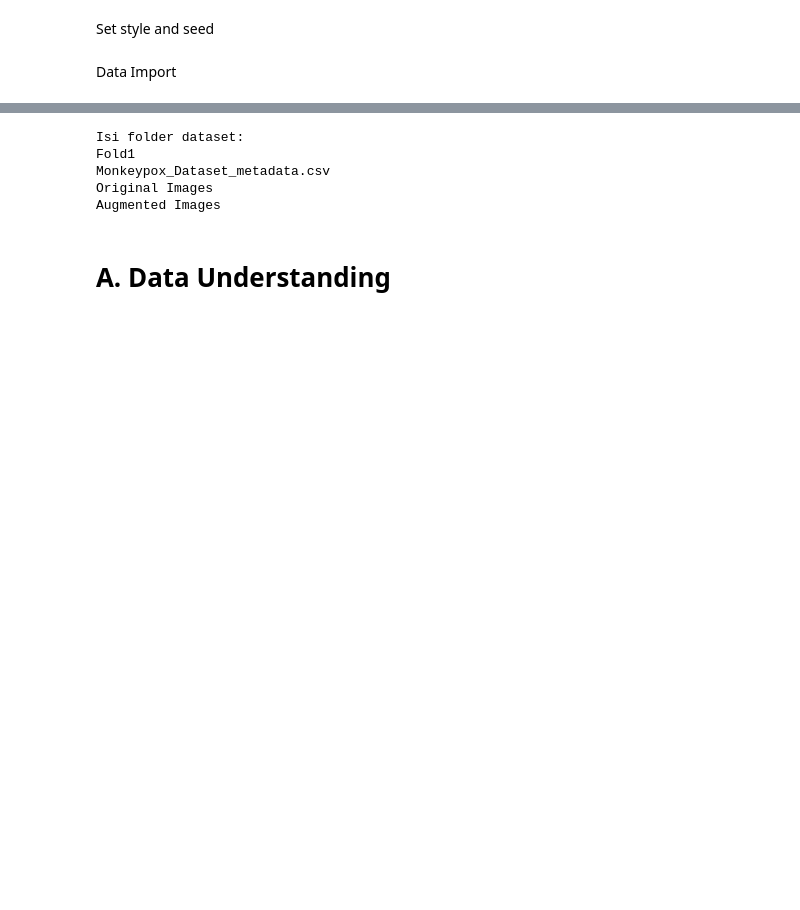
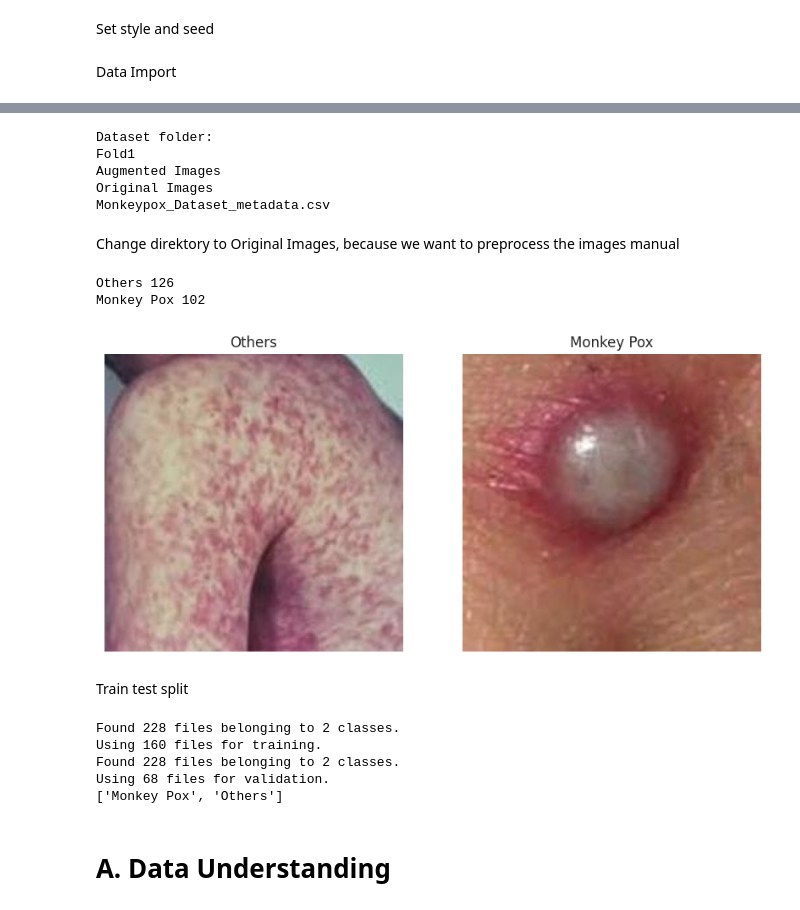
Before and after one commit to azharaul/ml-dl-projects, a Jupyter notebook: deep-learning/computer-vision/image-classification/monkeypoks_classification.ipynb, the cells around one changed output, grey strips where cells are left out. Saved outputs shown, nothing was run; the diff lists cells and outputs as text; code cells hidden in the pictures; blank space fills up the shorter version.

Commit message:
monkey poks classification data preparation

```diff
--- a/deep-learning/computer-vision/image-classification/monkeypoks_classification.ipynb
+++ b/deep-learning/computer-vision/image-classification/monkeypoks_classification.ipynb
@@ -35,15 +36,75 @@ Path to dataset files: /root/.cache/kagglehub/datasets/nafin59/monkeypox-skin-le
 # %%
-import os
-
-print("Isi folder dataset:")
+print("Dataset folder:")
 
 for folder in os.listdir(path):
     print(folder)
 # %% [output]
-Isi folder dataset:
+Dataset folder:
 Fold1
+Augmented Images
+Original Images
 Monkeypox_Dataset_metadata.csv
-Original Images
-Augmented Images
+# %% [markdown]
+Change direktory to Original Images, because we want to preprocess the images manual
+# %%
+original_path = os.path.join(path, "Original Images", "Original Images")
+
+for folder in os.listdir(original_path):
+    folder_path = os.path.join(original_path, folder)
+    if os.path.isdir(folder_path):
+        print(folder, len(os.listdir(folder_path)))
+# %% [output]
+Others 126
+Monkey Pox 102
+# %%
+classes = [f for f in os.listdir(original_path)
+           if os.path.isdir(os.path.join(original_path, f))]
+
+fig, axes = plt.subplots(1, len(classes), figsize=(5 * len(classes), 5))
+for ax, cls in zip(axes, classes):
+    cls_path = os.path.join(original_path, cls)
+    img_name = os.listdir(cls_path)[0]
+    ax.imshow(Image.open(os.path.join(cls_path, img_name)))
+    ax.set_title(cls)
+    ax.axis("off")
+plt.show()
+# %% [output]
+[figure, added]
+# %% [markdown]
+Train test split
+# %%
+IMG_SIZE = (224, 224)
+BATCH_SIZE = 32
+
+train_ds = tf.keras.utils.image_dataset_from_directory(
+    original_path,
+    validation_split=0.3,
+    subset="training",
+    seed=42,
+    image_size=IMG_SIZE,
+    batch_size=BATCH_SIZE,
+)
+
+val_test_ds = tf.keras.utils.image_dataset_from_directory(
+    original_path,
+    validation_split=0.3,
+    subset="validation",
+    seed=42,
+    image_size=IMG_SIZE,
+    batch_size=BATCH_SIZE,
+)
+
+n = tf.data.experimental.cardinality(val_test_ds).numpy()
+val_ds = val_test_ds.take(n // 2)
+test_ds = val_test_ds.skip(n // 2)
+
+class_names = train_ds.class_names
+print(class_names)
+# %% [output]
+Found 228 files belonging to 2 classes.
+Using 160 files for training.
+Found 228 files belonging to 2 classes.
+Using 68 files for validation.
+['Monkey Pox', 'Others']
 # %% [markdown]
 # A. Data Understanding
```
Also changed, not shown: parts of 3 cells of this notebook.
